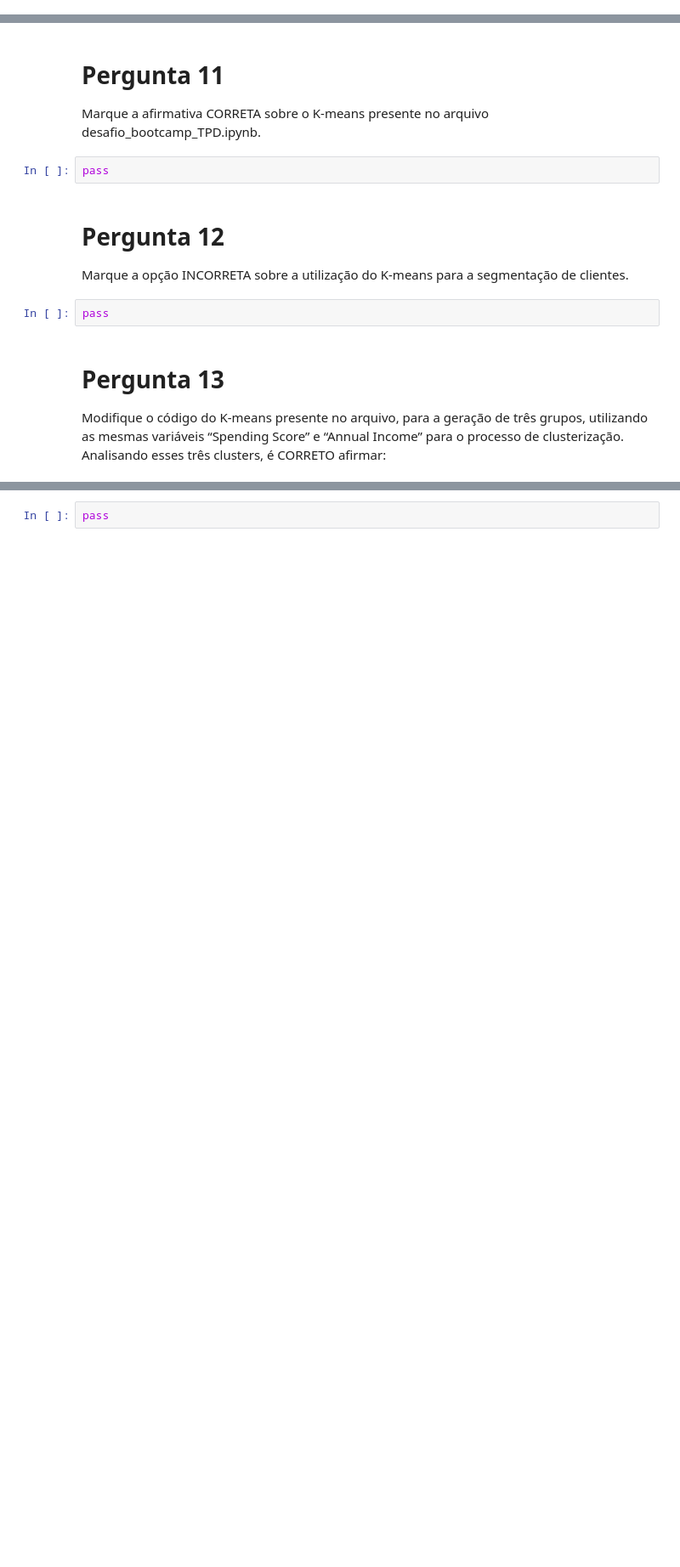
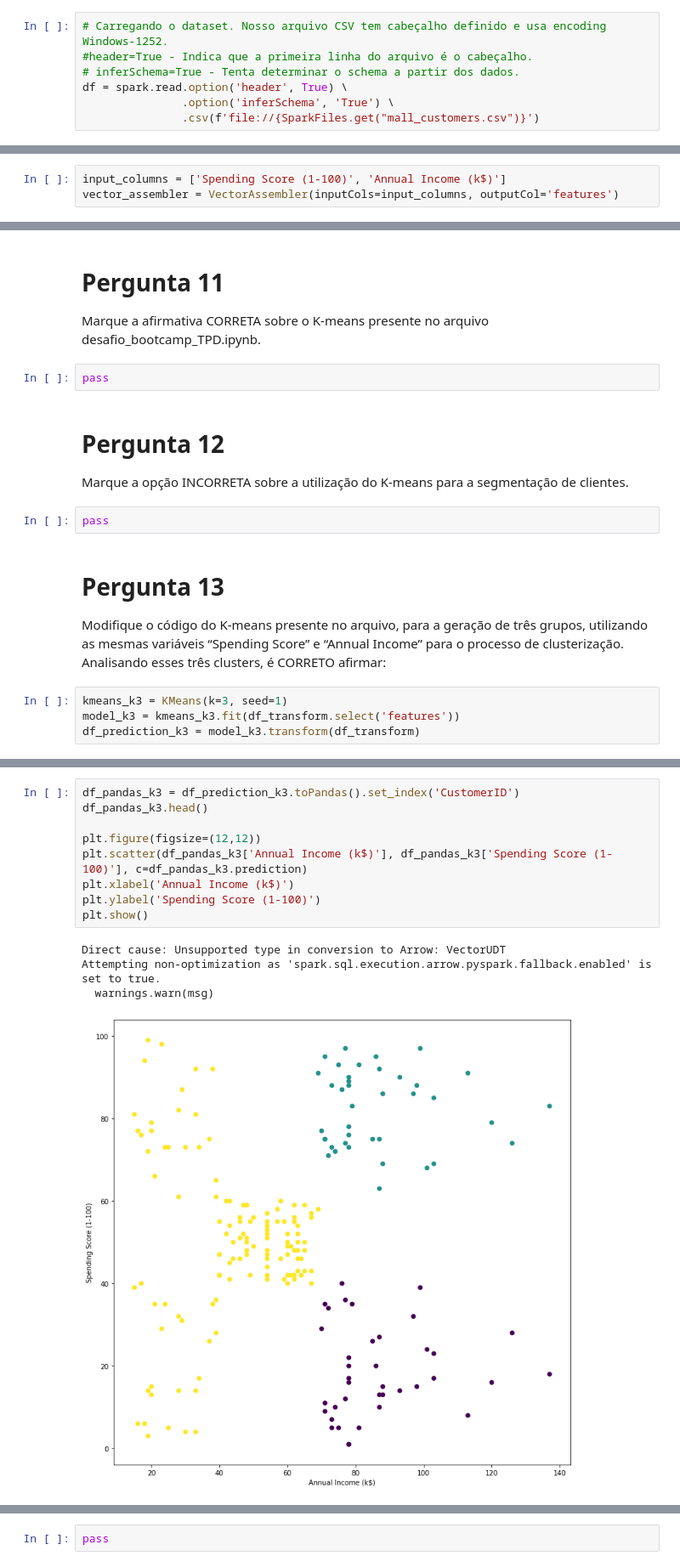
Before and after one commit to alexcamargos/DataScienceBootcampIGTI, a Jupyter notebook: Modulo_3/Desafio/resolucao_desafio_pyspark.ipynb, the cells around one changed output, grey strips where cells are left out. Shown at 85% size. Saved outputs shown, nothing was run; the diff lists cells and outputs as text; blank space fills up the shorter version.

```diff
--- a/Modulo_3/Desafio/resolucao_desafio_pyspark.ipynb
+++ b/Modulo_3/Desafio/resolucao_desafio_pyspark.ipynb
@@ -37,0 +64,7 @@ Neste desafio, vamos realizar uma análise sobre um banco de dados composto por
+# %%
+# Carregando o dataset. Nosso arquivo CSV tem cabeçalho definido e usa encoding Windows-1252.
+#header=True - Indica que a primeira linha do arquivo é o cabeçalho.
+# inferSchema=True - Tenta determinar o schema a partir dos dados.
+df = spark.read.option('header', True) \
+               .option('inferSchema', 'True') \
+               .csv(f'file://{SparkFiles.get("mall_customers.csv")}')
@@ -95,0 +311,3 @@ pass
+# %%
+input_columns = ['Spending Score (1-100)', 'Annual Income (k$)']
+vector_assembler = VectorAssembler(inputCols=input_columns, outputCol='features')
@@ -109,3 +403,7 @@ pass
 # Pergunta 13
 
 Modifique o código do K-means presente no arquivo, para a geração de três grupos, utilizando as mesmas variáveis “Spending Score” e “Annual Income” para o processo de clusterização. Analisando esses três clusters, é CORRETO afirmar:
+# %%
+kmeans_k3 = KMeans(k=3, seed=1)
+model_k3 = kmeans_k3.fit(df_transform.select('features'))
+df_prediction_k3 = model_k3.transform(df_transform)
@@ -111,0 +441,14 @@ Modifique o código do K-means presente no arquivo, para a geração de três gr
+# %%
+df_pandas_k3 = df_prediction_k3.toPandas().set_index('CustomerID')
+df_pandas_k3.head()
+
+plt.figure(figsize=(12,12))
+plt.scatter(df_pandas_k3['Annual Income (k$)'], df_pandas_k3['Spending Score (1-100)'], c=df_pandas_k3.prediction)
+plt.xlabel('Annual Income (k$)')
+plt.ylabel('Spending Score (1-100)')
+plt.show()
+# %% [output]
+Direct cause: Unsupported type in conversion to Arrow: VectorUDT
+Attempting non-optimization as 'spark.sql.execution.arrow.pyspark.fallback.enabled' is set to true.
+  warnings.warn(msg)
+[figure, added]
```
Also changed, not shown: parts of 48 cells of this notebook, 1 other file.
